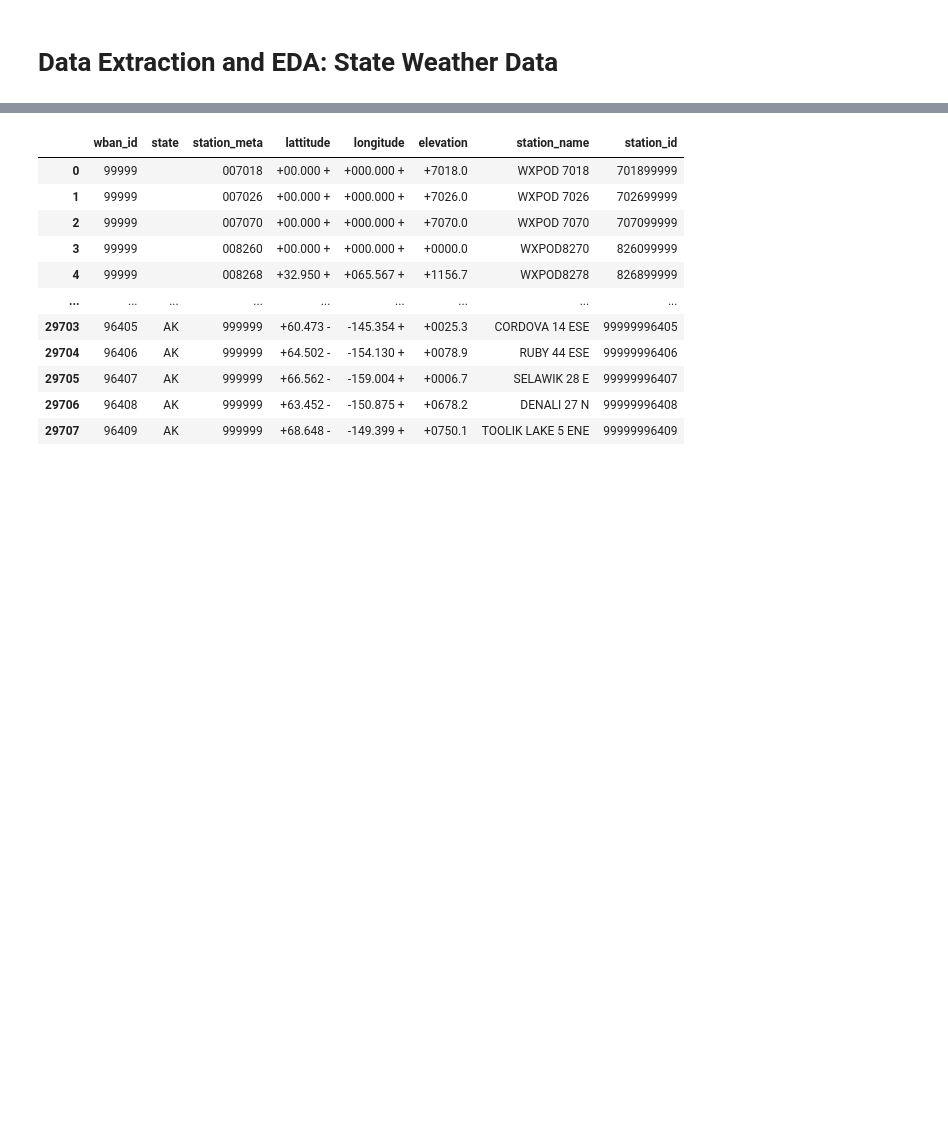
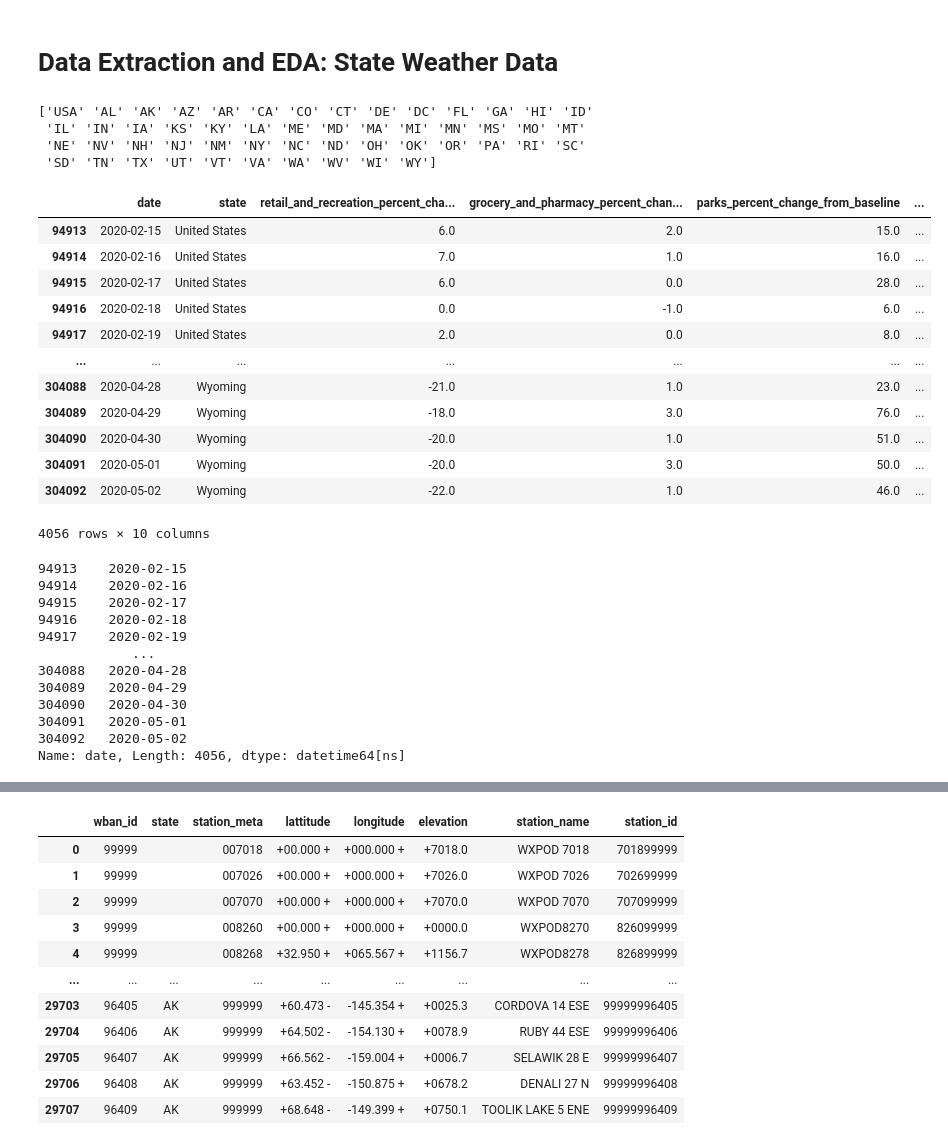
Before and after one commit to spotted-d/RNN_covid19_modeling, a Jupyter notebook: data_extraction/weather_data_eda_and_cleaning.ipynb, the cells around one changed output, grey strips where cells are left out. Saved outputs shown, nothing was run; the diff lists cells and outputs as text; code cells hidden in the pictures; blank space fills up the shorter version.

```diff
--- a/data_extraction/weather_data_eda_and_cleaning.ipynb
+++ b/data_extraction/weather_data_eda_and_cleaning.ipynb
@@ -18,3 +18,44 @@ from utilities import states_to_abbrev, abbrev_to_states
+# %%
+"""
+We're using the format of the states for mobility data. So, let's import that to see what
+it looks like:
+"""
+
+mobility_data = pickle.load(open("../data/us_state_mobility_data.p", "rb"))
+required_states = mobility_data["abbrev"].unique()
+print(required_states)
+display(mobility_data)
+print(mobility_data["date"])
+# %% [output]
+['USA' 'AL' 'AK' 'AZ' 'AR' 'CA' 'CO' 'CT' 'DE' 'DC' 'FL' 'GA' 'HI' 'ID'
+ 'IL' 'IN' 'IA' 'KS' 'KY' 'LA' 'ME' 'MD' 'MA' 'MI' 'MN' 'MS' 'MO' 'MT'
+ 'NE' 'NV' 'NH' 'NJ' 'NM' 'NY' 'NC' 'ND' 'OH' 'OK' 'OR' 'PA' 'RI' 'SC'
+ 'SD' 'TN' 'TX' 'UT' 'VT' 'VA' 'WA' 'WV' 'WI' 'WY']
+|  | date | state | retail_and_recreation_percent_cha... | grocery_and_pharmacy_percent_chan... | parks_percent_change_from_baseline | ... |
+| 94913 | 2020-02-15 | United States | 6.0 | 2.0 | 15.0 | ... |
+| 94914 | 2020-02-16 | United States | 7.0 | 1.0 | 16.0 | ... |
+| 94915 | 2020-02-17 | United States | 6.0 | 0.0 | 28.0 | ... |
+| 94916 | 2020-02-18 | United States | 0.0 | -1.0 | 6.0 | ... |
+| 94917 | 2020-02-19 | United States | 2.0 | 0.0 | 8.0 | ... |
+| ... | ... | ... | ... | ... | ... | ... |
+| 304088 | 2020-04-28 | Wyoming | -21.0 | 1.0 | 23.0 | ... |
+| 304089 | 2020-04-29 | Wyoming | -18.0 | 3.0 | 76.0 | ... |
+| 304090 | 2020-04-30 | Wyoming | -20.0 | 1.0 | 51.0 | ... |
+| 304091 | 2020-05-01 | Wyoming | -20.0 | 3.0 | 50.0 | ... |
+| 304092 | 2020-05-02 | Wyoming | -22.0 | 1.0 | 46.0 | ... |
+4056 rows × 10 columns
+94913    2020-02-15
+94914    2020-02-16
+94915    2020-02-17
+94916    2020-02-18
+94917    2020-02-19
+            ...
+304088   2020-04-28
+304089   2020-04-29
+304090   2020-04-30
+304091   2020-05-01
+304092   2020-05-02
+Name: date, Length: 4056, dtype: datetime64[ns]
 # %%
 """
 There's a ton of columns, but after reading some stuff up, it looks like
```
Also changed, not shown: parts of 18 cells of this notebook, 4 other files.
